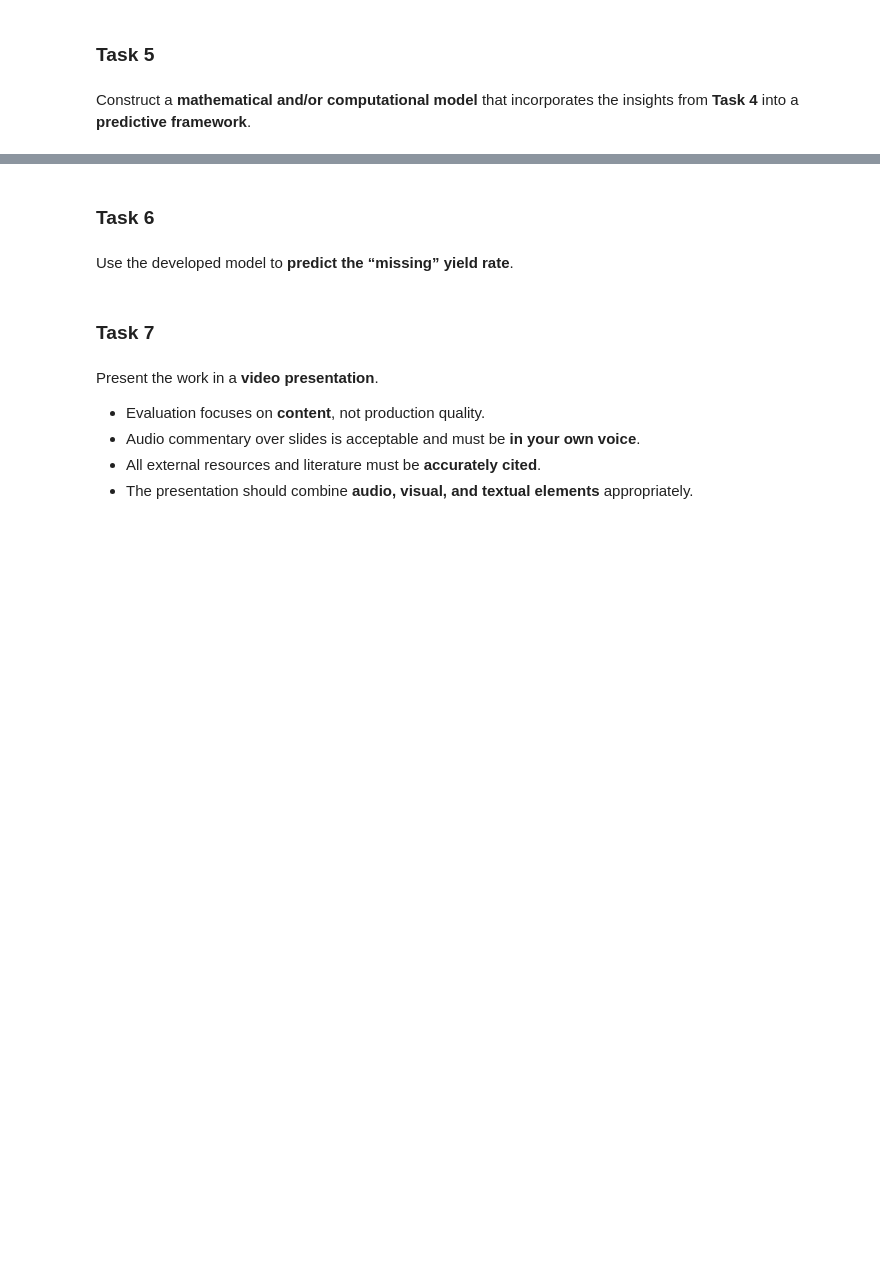
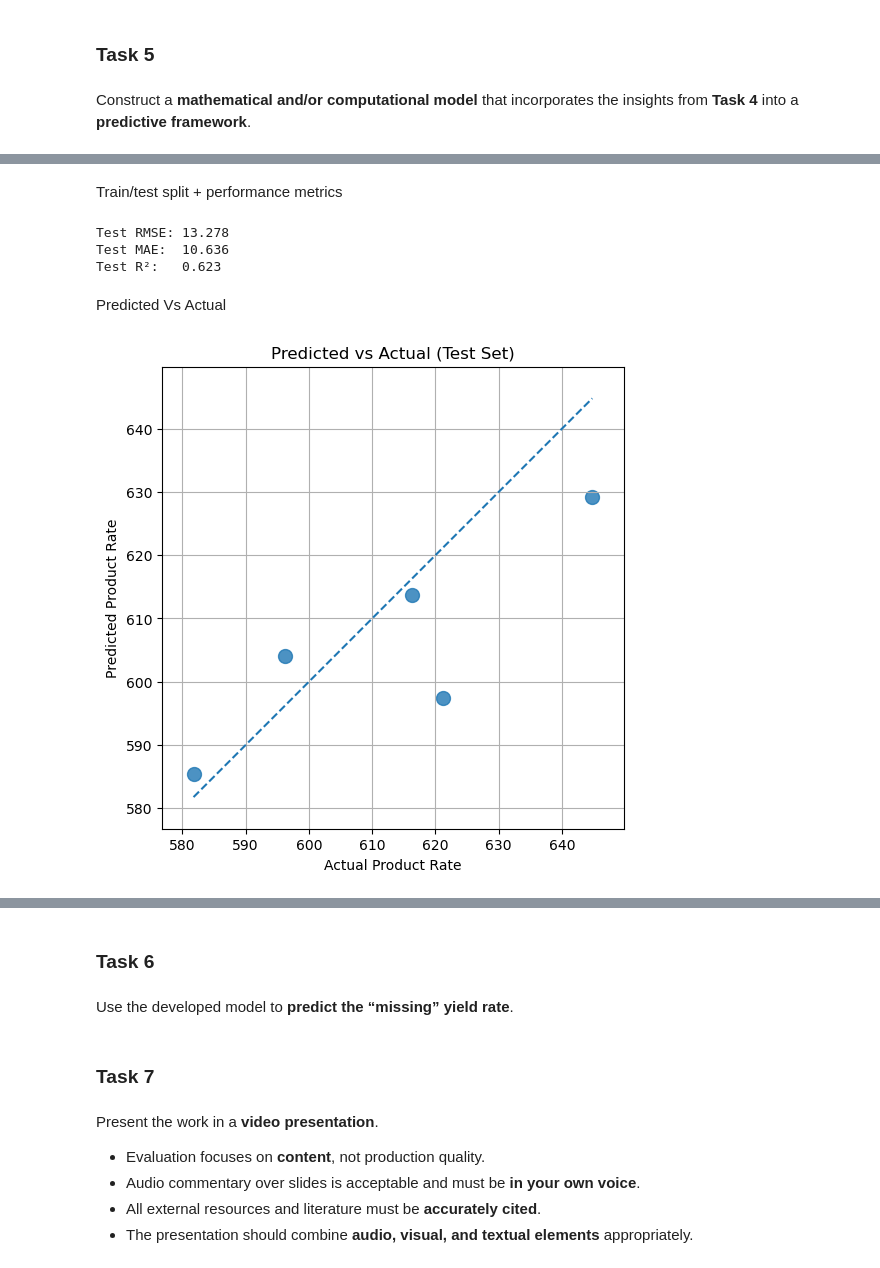
Before and after one commit to RichardFisher1/Applied, a Jupyter notebook: notebooks/Case Study Tasks.ipynb, the cells around one changed output, grey strips where cells are left out. Drawn from its saved outputs; the diff is of its cells as text; code cells hidden in the pictures; blank space fills up the shorter version.

```diff
--- a/notebooks/Case Study Tasks.ipynb
+++ b/notebooks/Case Study Tasks.ipynb
@@ -152,0 +517,74 @@ Construct a **mathematical and/or computational model** that incorporates the in
+# %% [markdown]
+Train/test split + performance metrics
+# %%
+from sklearn.model_selection import train_test_split
+from sklearn.metrics import mean_absolute_error, mean_squared_error, r2_score
+from sklearn.pipeline import Pipeline
+from sklearn.impute import SimpleImputer
+from sklearn.ensemble import RandomForestRegressor
+import numpy as np
+
+key_features = [
+    "MEAN_PRESSURE_mean",
+    "TOTAL_GAS_INFLOW_mean",
+    "TOTAL_OFFGAS_mean",
+    "OXYGEN_mean",
+    "total_liquid_inflow_mean",
+    "pH_mean",
+]
+
+X_reduced = X_clean[key_features].copy()
+y_target = y_clean.copy()
+
+X_train, X_test, y_train, y_test = train_test_split(
+    X_reduced, y_target, test_size=0.2, random_state=42
+)
+
+framework = Pipeline([
+    ("imputer", SimpleImputer(strategy="median")),
+    ("model", RandomForestRegressor(n_estimators=500, random_state=42, n_jobs=-1)),
+])
+
+framework.fit(X_train, y_train)
+y_pred = framework.predict(X_test)
+
+# RMSE compatible with older sklearn:
+rmse = np.sqrt(mean_squared_error(y_test, y_pred))
+mae = mean_absolute_error(y_test, y_pred)
+r2 = r2_score(y_test, y_pred)
+
+print(f"Test RMSE: {rmse:.3f}")
+print(f"Test MAE:  {mae:.3f}")
+print(f"Test R²:   {r2:.3f}")
+# %% [output]
+Test RMSE: 13.278
+Test MAE:  10.636
+Test R²:   0.623
+# %% [markdown]
+Predicted Vs Actual
+# %%
+import matplotlib.pyplot as plt
+import numpy as np
+
+plt.figure(figsize=(6,6))
+
+plt.scatter(y_test, y_pred, s=100, alpha=0.8)
+
+# Perfect prediction line
+min_val = min(min(y_test), min(y_pred))
+max_val = max(max(y_test), max(y_pred))
+plt.plot([min_val, max_val], [min_val, max_val], linestyle='--')
+
+plt.xlabel("Actual Product Rate")
+plt.ylabel("Predicted Product Rate")
+plt.title("Predicted vs Actual (Test Set)")
+plt.grid(True)
+
+plt.xlim(min_val - 5, max_val + 5)
+plt.ylim(min_val - 5, max_val + 5)
+
+plt.gca().set_aspect('equal', adjustable='box')
+
+plt.show()
+# %% [output]
+[figure, added]
```
Also changed, not shown: parts of 29 cells of this notebook, 1 other file.
